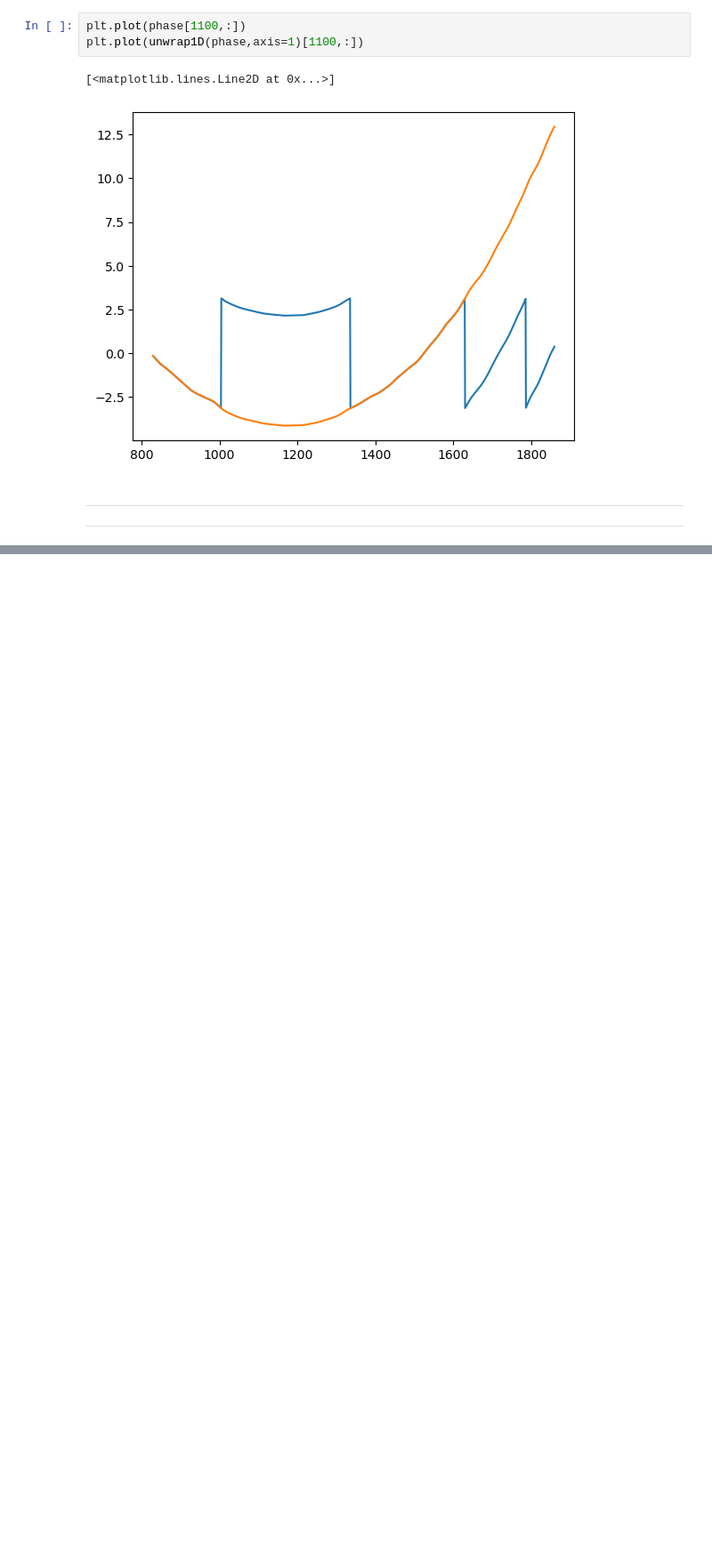
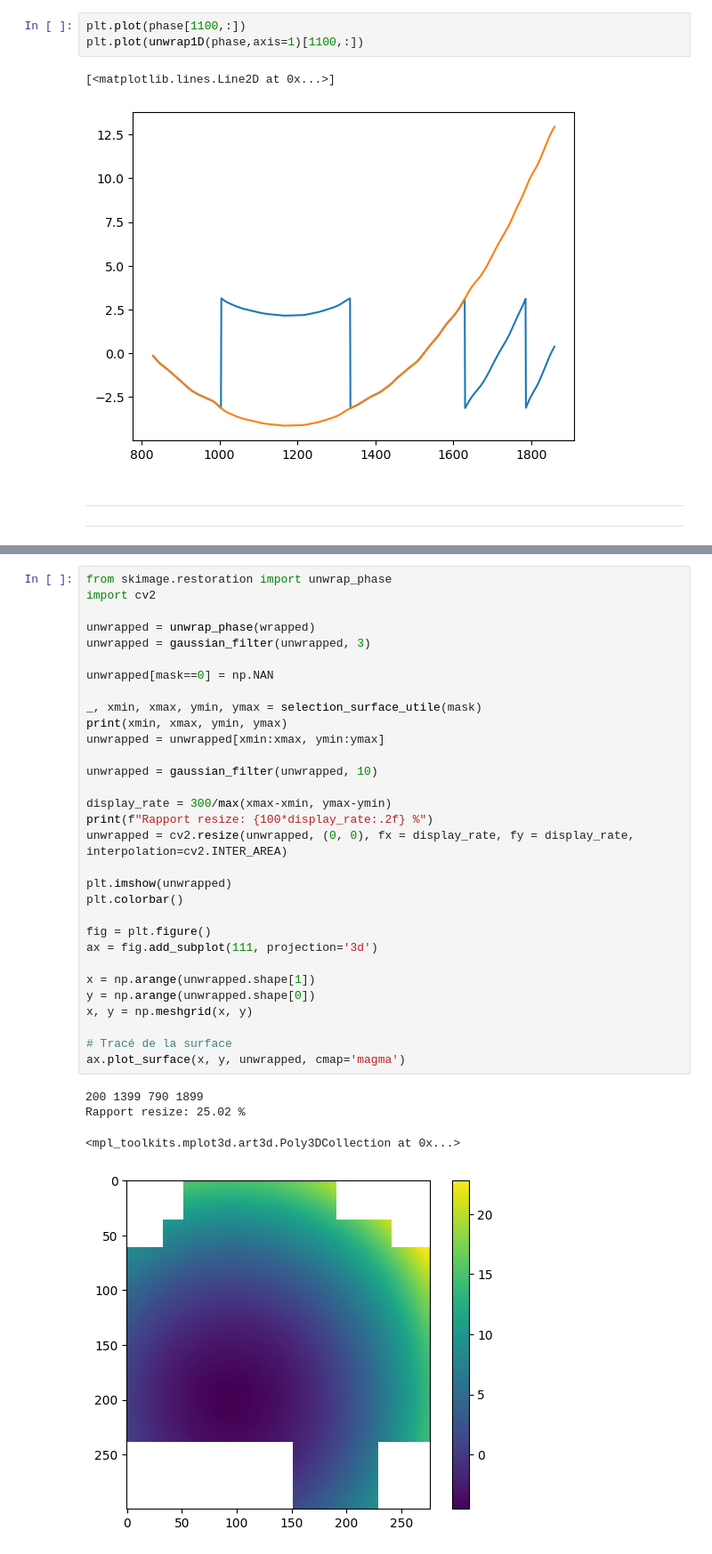
Before and after one commit to IOGS-LEnsE-ressources/camera-gui, a Jupyter notebook: applis/Zygo-labwork/_test/unwrapping.ipynb, the cells around one changed output, grey strips where cells are left out. Shown at 89% size. Saved outputs shown, nothing was run; the diff lists cells and outputs as text; blank space fills up the shorter version.

```diff
--- a/applis/Zygo-labwork/_test/unwrapping.ipynb
+++ b/applis/Zygo-labwork/_test/unwrapping.ipynb
@@ -456,0 +534,36 @@ plt.plot(unwrap1D(phase,axis=1)[1100,:])
+# %%
+from skimage.restoration import unwrap_phase
+import cv2
+
+unwrapped = unwrap_phase(wrapped)
+unwrapped = gaussian_filter(unwrapped, 3)
+
+unwrapped[mask==0] = np.NAN
+
+_, xmin, xmax, ymin, ymax = selection_surface_utile(mask)
+print(xmin, xmax, ymin, ymax)
+unwrapped = unwrapped[xmin:xmax, ymin:ymax]
+
+unwrapped = gaussian_filter(unwrapped, 10)
+
+display_rate = 300/max(xmax-xmin, ymax-ymin)
+print(f"Rapport resize: {100*display_rate:.2f} %")
+unwrapped = cv2.resize(unwrapped, (0, 0), fx = display_rate, fy = display_rate, interpolation=cv2.INTER_AREA)
+
+plt.imshow(unwrapped)
+plt.colorbar()
+
+fig = plt.figure()
+ax = fig.add_subplot(111, projection='3d')
+
+x = np.arange(unwrapped.shape[1])
+y = np.arange(unwrapped.shape[0])
+x, y = np.meshgrid(x, y)
+
+# Tracé de la surface
+ax.plot_surface(x, y, unwrapped, cmap='magma')
+# %% [output]
+200 1399 790 1899
+Rapport resize: 25.02 %
+<mpl_toolkits.mplot3d.art3d.Poly3DCollection at 0x...>
+[figure, added]
```
Also changed, not shown: parts of 5 cells of this notebook.
